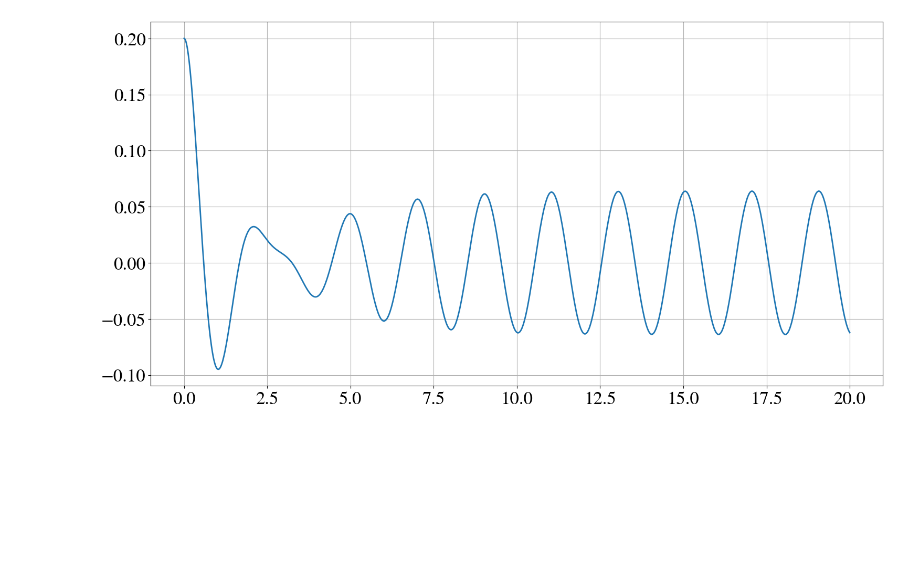
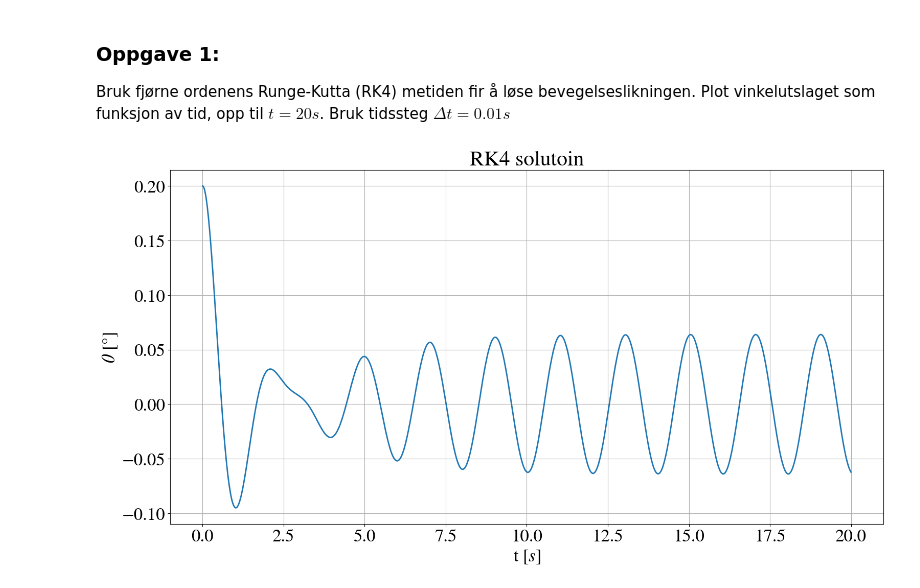
Before and after one commit to Oliver-BS/TFY4163-numerical-project, a Jupyter notebook: main.ipynb, the cells around one changed output. Cells and saved outputs as stored; diff of their text form; code cells hidden in the pictures; blank space fills up the shorter version.

Commit message:
Oppgave 2 (nesten)

```diff
--- a/main.ipynb
+++ b/main.ipynb
@@ -1,8 +13,7 @@
+# %% [markdown]
+### Oppgave 1:
+Bruk fjørne ordenens Runge-Kutta (RK4) metiden fir å løse bevegelseslikningen. Plot vinkelutslaget som funksjon av tid, opp til $t = 20s$. Bruk tidssteg $\Delta t = 0.01s$
 # %%
-import matplotlib.pyplot as plt
-import numpy as np
-%matplotlib inline
-
 
 newparams = {'figure.figsize': (18, 9), 'axes.grid': False,
              'lines.linewidth': 2,
@@ -49,7 +60,7 @@ def RK4_step(RHS, vals, t, dt):
     k4 = RHS(t+dt, vals+dt*k3)
     return vals + (dt/6)*(k1 + (2*k2) + (2*k3) + k4)
 
-def RK4_method(RHS, theta_0, theta_dot_0, dt, T):
+def RK4_method(RHS, theta_0, theta_dot_0, T, dt):
     """
     Computes theta and w (omega).
 
@@ -73,20 +84,14 @@ def RK4_method(RHS, theta_0, theta_dot_0, dt, T):
         # Calculates values of theta and omega using RK4-method
 
     return theta, w, t
-# %%
-l = 1 # m - Lengden av snora
-g = 9.8 #m/s^2 - Tyngdeakselerasjon
-theta_0 = 0.2 #rad - Initial vinkel med hensyn til vertikalen
-theta_dot_0 = 0.0 #rad/s - Initial vinkelhastighet
-q = 1.0 #Hz - Friksjonsparameter
-omega_D = 3.13 #rad/s - Drivkraftens vinkelfrekvens
-drivkraft = 0.2 #s^-2 - Drivkraft
-
-
-theta_R, w_r, t = RK4_method(equation, theta_0, theta_dot_0, dt=0.01, T=20)
-
-plt.plot(t, theta_R)
-plt.grid()
-plt.show()
-# %% [output]
-[figure, removed]
+# %%
+theta_R, w_r, t = RK4_method(equation, theta_0, theta_dot_0, T=20, dt=0.01)
+
+plt.plot(t, theta_R)
+plt.title('RK4 solutoin')
+plt.xlabel(r't $[s]$')
+plt.ylabel(r'$\theta$ $[\degree]$')
+plt.grid()
+plt.show()
+# %% [output]
+[figure, added]
```
Also changed, not shown: parts of 13 cells of this notebook.
